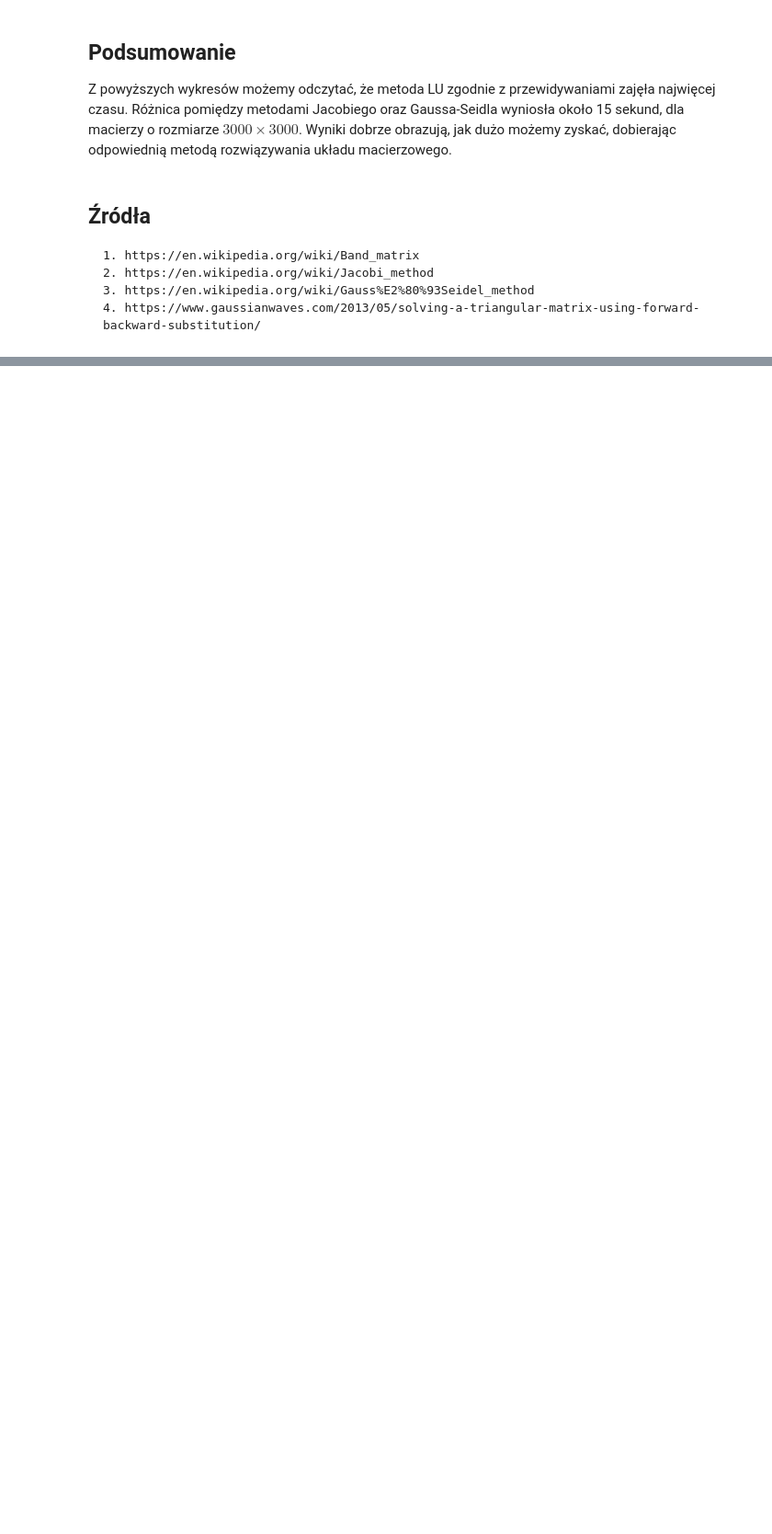
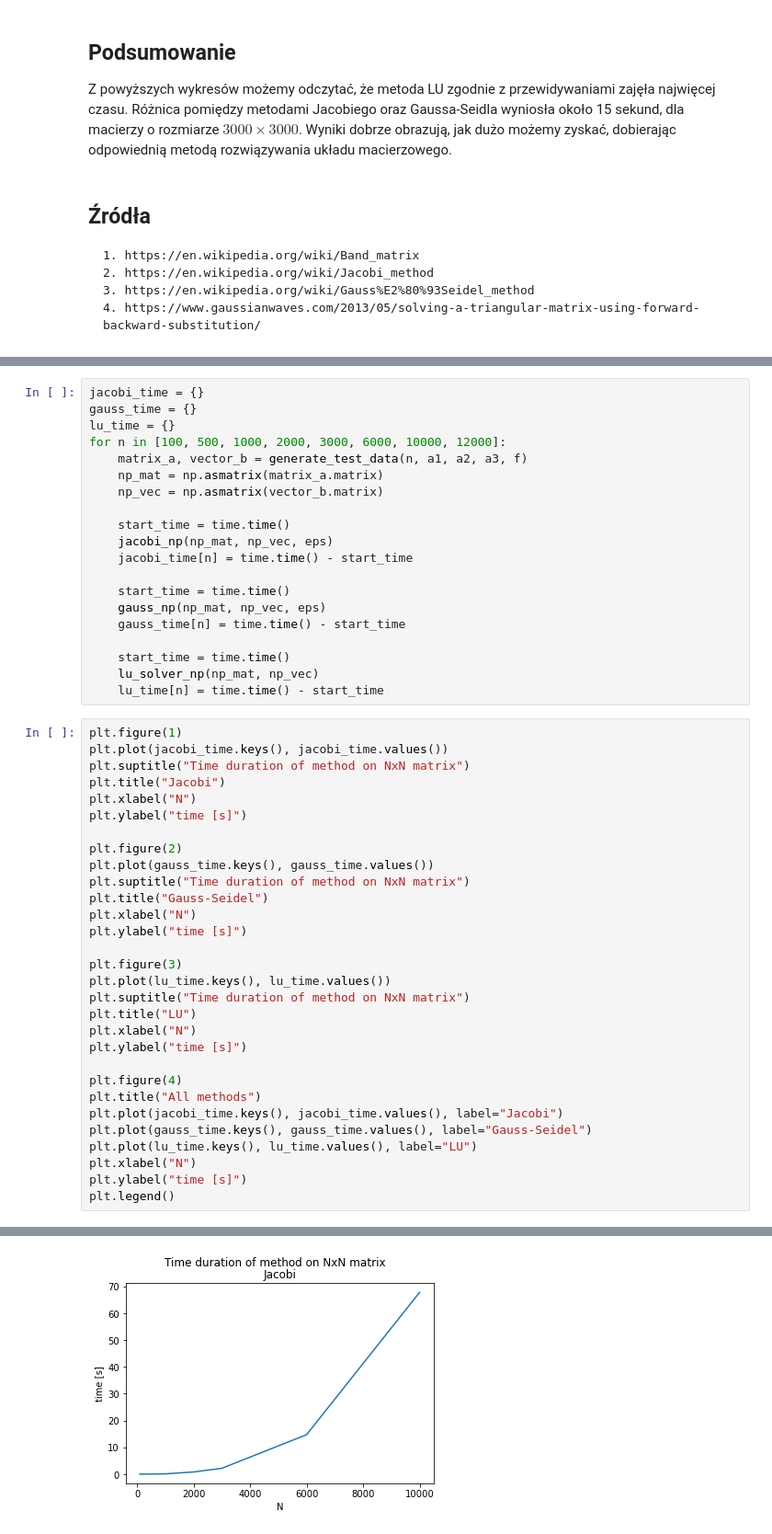
Before and after one commit to Buzeqq/SystemsOfLinearEquations, a Jupyter notebook: SystemsOfLinearEquations.ipynb, the cells around one changed output, grey strips where cells are left out. Shown: that part at 92% size. Saved outputs shown, nothing was run; the diff lists cells and outputs as text; blank space fills up the shorter version.

Commit message:
Added comparison of numpy / scipy methods

```diff
--- a/SystemsOfLinearEquations.ipynb
+++ b/SystemsOfLinearEquations.ipynb
@@ -436,0 +494,51 @@ Z powyższych wykresów możemy odczytać, że metoda LU zgodnie z przewidywania
+# %%
+jacobi_time = {}
+gauss_time = {}
+lu_time = {}
+for n in [100, 500, 1000, 2000, 3000, 6000, 10000, 12000]:
+    matrix_a, vector_b = generate_test_data(n, a1, a2, a3, f)
+    np_mat = np.asmatrix(matrix_a.matrix)
+    np_vec = np.asmatrix(vector_b.matrix)
+
+    start_time = time.time()
+    jacobi_np(np_mat, np_vec, eps)
+    jacobi_time[n] = time.time() - start_time
+
+    start_time = time.time()
+    gauss_np(np_mat, np_vec, eps)
+    gauss_time[n] = time.time() - start_time
+
+    start_time = time.time()
+    lu_solver_np(np_mat, np_vec)
+    lu_time[n] = time.time() - start_time
+# %%
+plt.figure(1)
+plt.plot(jacobi_time.keys(), jacobi_time.values())
+plt.suptitle("Time duration of method on NxN matrix")
+plt.title("Jacobi")
+plt.xlabel("N")
+plt.ylabel("time [s]")
+
+plt.figure(2)
+plt.plot(gauss_time.keys(), gauss_time.values())
+plt.suptitle("Time duration of method on NxN matrix")
+plt.title("Gauss-Seidel")
+plt.xlabel("N")
+plt.ylabel("time [s]")
+
+plt.figure(3)
+plt.plot(lu_time.keys(), lu_time.values())
+plt.suptitle("Time duration of method on NxN matrix")
+plt.title("LU")
+plt.xlabel("N")
+plt.ylabel("time [s]")
+
+plt.figure(4)
+plt.title("All methods")
+plt.plot(jacobi_time.keys(), jacobi_time.values(), label="Jacobi")
+plt.plot(gauss_time.keys(), gauss_time.values(), label="Gauss-Seidel")
+plt.plot(lu_time.keys(), lu_time.values(), label="LU")
+plt.xlabel("N")
+plt.ylabel("time [s]")
+plt.legend()
+# %% [output]
@@ -436,0 +546 @@ Z powyższych wykresów możemy odczytać, że metoda LU zgodnie z przewidywania
+[figure, added]
```
Also changed, not shown: parts of 9 cells of this notebook.
